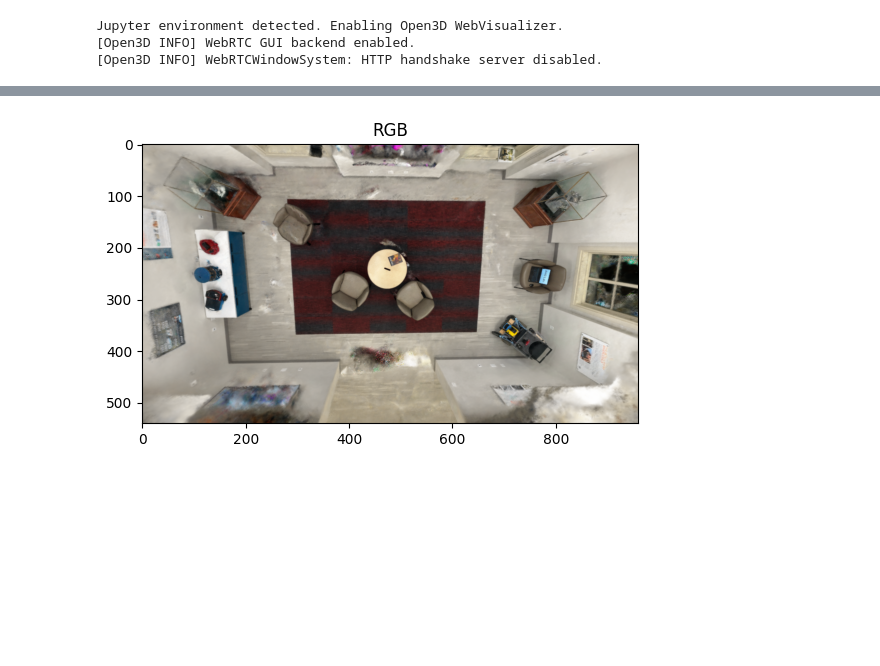
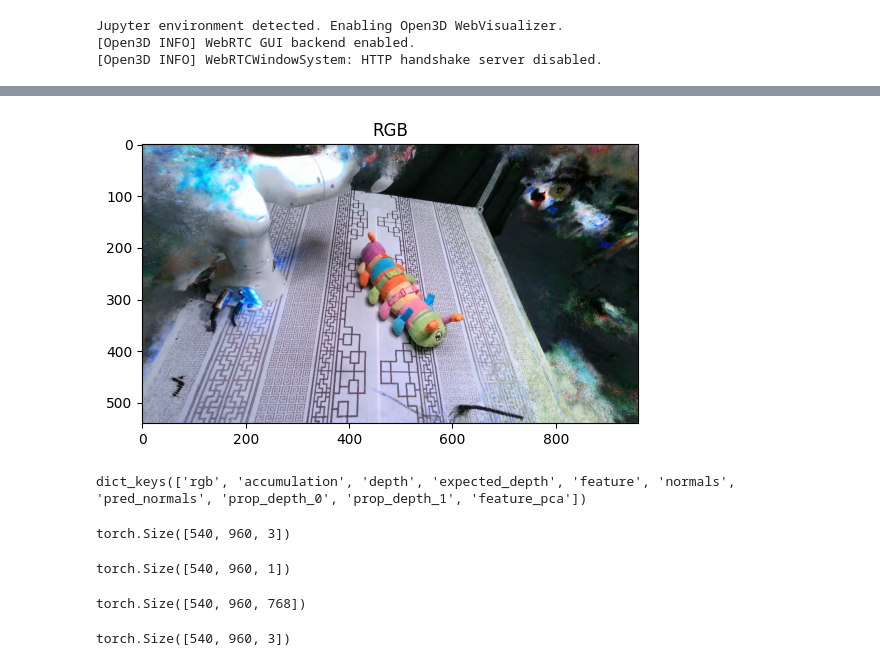
Before and after one commit to sadanand1120/f3rm, a Jupyter notebook: viz.ipynb, the cells around one changed output, grey strips where cells are left out. Drawn from its saved outputs; the diff is of its cells as text; code cells hidden in the pictures; blank space fills up the shorter version.

```diff
--- a/viz.ipynb
+++ b/viz.ipynb
@@ -22,6 +23,8 @@ Jupyter environment detected. Enabling Open3D WebVisualizer.
 [Open3D INFO] WebRTCWindowSystem: HTTP handshake server disabled.
 # %%
 device = torch.device("cuda" if torch.cuda.is_available() else "cpu")
-config_path = "outputs/ahgroom_colmap/f3rm/2025-04-14_190026/config.yml"
+# config_path = "outputs/ahgroom_colmap/f3rm/2025-04-14_190026/config.yml"
+# config_path = "new_outputs/ahgroom_clip_normals/f3rm/2025-07-09_100510/config.yml"
+config_path = "test_outputs/caterpillar_clip_normals/f3rm/2025-07-10_101750/config.yml"
 nerfint = NERFinterface(config_path, device=device)
 # %% [output]
@@ -39,17 +56,38 @@ K = torch.from_numpy(K_np).to(device, dtype=torch.float32)
 # %%
 outputs, ray_bundle = nerfint.get_custom_camera_outputs(
     fx=FX,
     fy=FY,
     width=WIDTH,
     height=HEIGHT,
-    c2w=c2w_new,
-    fars=10.0,
-    nears=1.1,
+    c2w=nerfint.get_c2w_from_viewer([0.22486607245985102,-0.9743897482806151,-5.551115489771038e-17,0,0.7767595709640561,0.17925770901890054,0.6037476445573274,0,-0.5882855062148998,-0.13576235946758236,0.7971755273578004,0,-0.7170659899711607,0.1178789660334589,0.3861214816570276,1], device=device),
+    # c2w=c2w_new,
+    # fars=10.0,
+    # nears=1.1,
     return_rays=True
 )
 img = (outputs["rgb"].cpu().numpy() * 255).astype(np.uint8)
 plt.imshow(img)
 plt.title("RGB")
 plt.show()
 # %% [output]
-[figure, old version]
+[figure, new version]
+# %%
+outputs.keys()
+# %% [output]
+dict_keys(['rgb', 'accumulation', 'depth', 'expected_depth', 'feature', 'normals', 'pred_normals', 'prop_depth_0', 'prop_depth_1', 'feature_pca'])
+# %%
+outputs['rgb'].shape
+# %% [output]
+torch.Size([540, 960, 3])
+# %%
+outputs['depth'].shape
+# %% [output]
+torch.Size([540, 960, 1])
+# %%
+outputs['feature'].shape
+# %% [output]
+torch.Size([540, 960, 768])
+# %%
+outputs['normals'].shape
+# %% [output]
+torch.Size([540, 960, 3])
```
Also changed, not shown: parts of 31 cells of this notebook, 6 other files.
